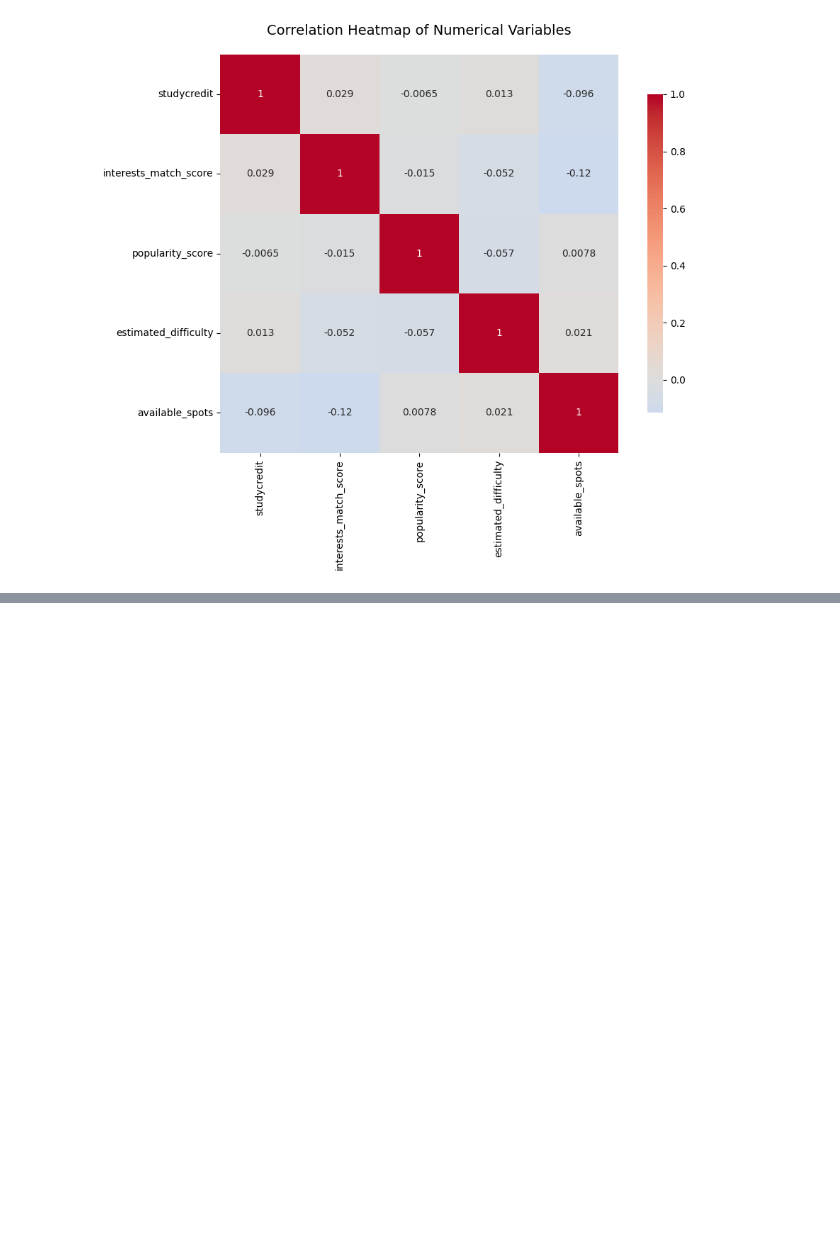
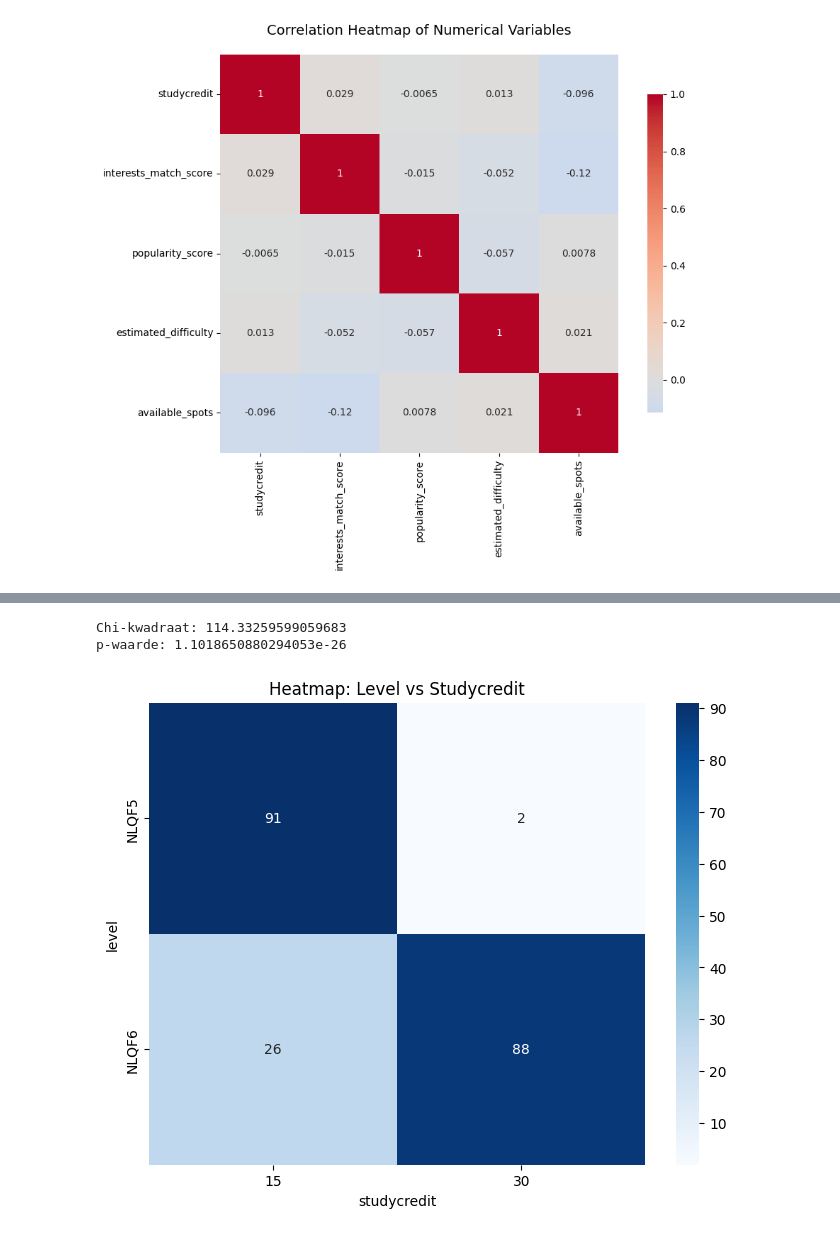
Before and after one commit to JeroenZwaal/ATIx-AI-Lu2, a Jupyter notebook: EDA.ipynb, the cells around one changed output, grey strips where cells are left out. Saved outputs shown, nothing was run; the diff lists cells and outputs as text; code cells hidden in the pictures; blank space fills up the shorter version.

```diff
--- a/EDA.ipynb
+++ b/EDA.ipynb
@@ -215,0 +176,19 @@ health: 6
+# %%
+ct = pd.crosstab(dataframe['level'], dataframe['studycredit'])
+
+from scipy.stats import chi2_contingency
+
+table = pd.crosstab(dataframe['level'], dataframe['studycredit'])
+chi2, p, dof, expected = chi2_contingency(table)
+
+print("Chi-kwadraat:", chi2)
+print("p-waarde:", p)
+
+plt.figure(figsize=(8,6))
+sns.heatmap(ct, annot=True, cmap="Blues")
+plt.title("Heatmap: Level vs Studycredit")
+plt.show()
+# %% [output]
+Chi-kwadraat: 114.33259599059683
+p-waarde: 1.1018650880294053e-26
+[figure, added]
```
Also changed, not shown: parts of 5 cells of this notebook.
